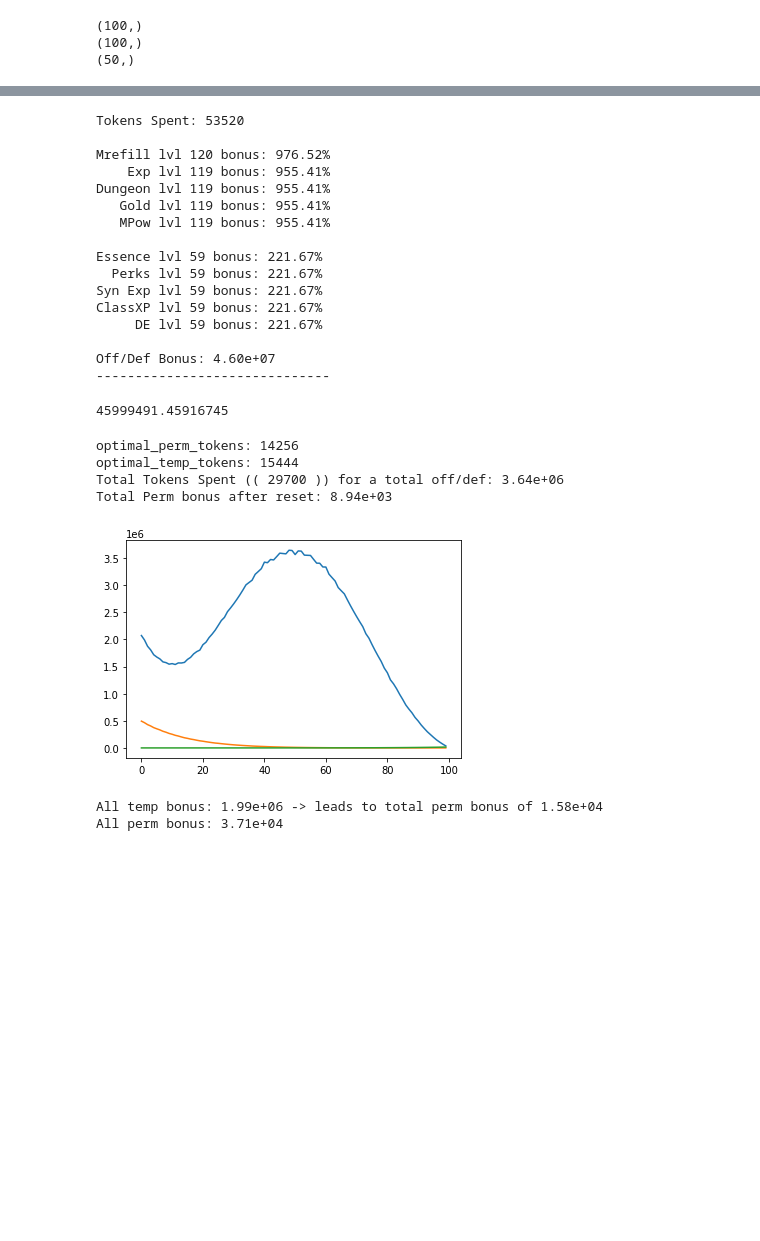
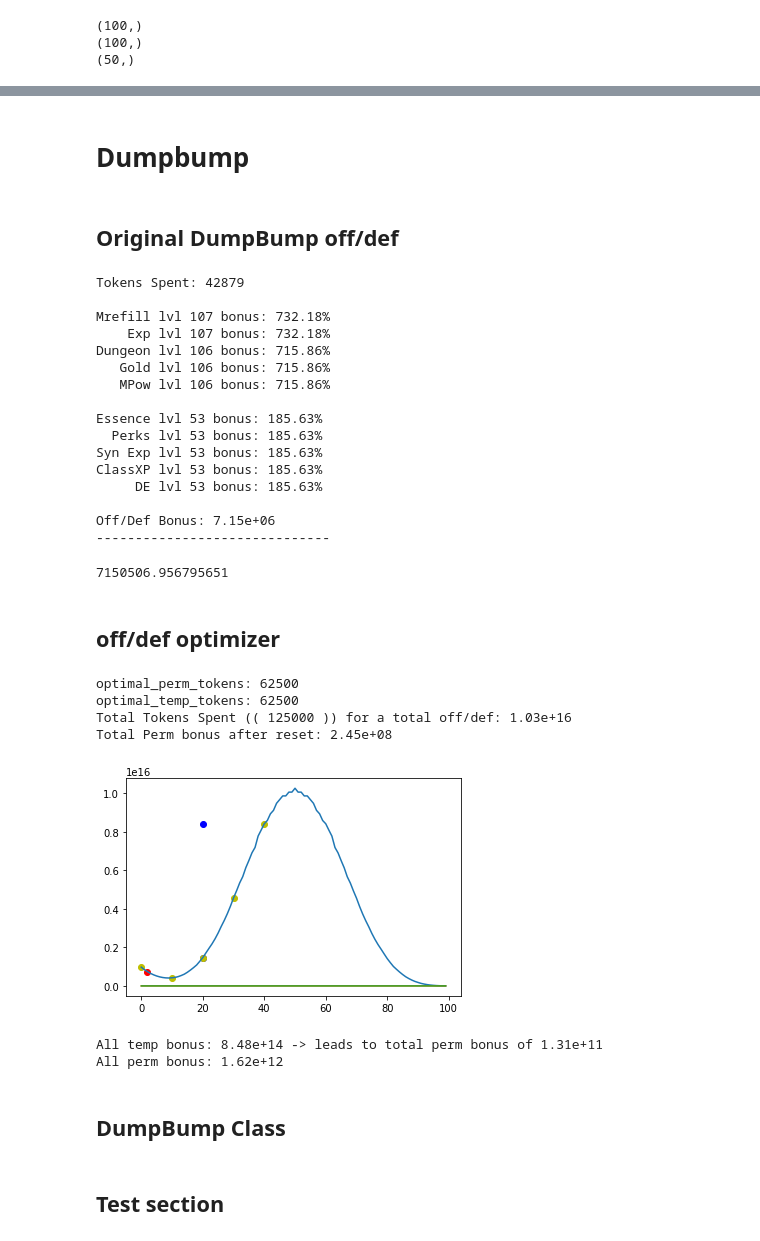
Before and after one commit to gstrother/wami-maths, a Jupyter notebook: WAMI.ipynb, the cells around one changed output, grey strips where cells are left out. Cells and saved outputs as stored; diff of their text form; code cells hidden in the pictures; blank space fills up the shorter version.

```diff
--- a/WAMI.ipynb
+++ b/WAMI.ipynb
@@ -186,6 +190,10 @@ for reduction level  21  total of 7 runs costs:  9618
 for reduction level  22  total of 7 runs costs:  9576
 for reduction level  23  total of 7 runs costs:  9534
 for reduction level  24  total of 7 runs costs:  9492
+# %% [markdown]
+# Dumpbump
+# %% [markdown]
+## Original DumpBump off/def
 # %%
 import numpy as np
 def token_spread(dump_tokens: int, do_print=True):
@@ -236,7 +244,7 @@ def token_spread(dump_tokens: int, do_print=True):
     print("------------------------------")
   return off_def_bonus
 
-token_spread(53600)
+token_spread(42904)
 # token_array = {}
 # for tokens in range(2700, 2700*6,2700):
 #   bonus = token_spread(tokens)
@@ -247,30 +255,32 @@ token_spread(53600)
 #   print("tokens {0} -> off/def bonus: {1:.2%}  ||  gain: {2:.2%} ".format(k,v, v/prev_off))
 #   prev_off = v
 # %% [output]
-Tokens Spent: 53520
+Tokens Spent: 42879
 
-Mrefill lvl 120 bonus: 976.52%
-    Exp lvl 119 bonus: 955.41%
-Dungeon lvl 119 bonus: 955.41%
-   Gold lvl 119 bonus: 955.41%
-   MPow lvl 119 bonus: 955.41%
+Mrefill lvl 107 bonus: 732.18%
+    Exp lvl 107 bonus: 732.18%
+Dungeon lvl 106 bonus: 715.86%
+   Gold lvl 106 bonus: 715.86%
+   MPow lvl 106 bonus: 715.86%
 
-Essence lvl 59 bonus: 221.67%
-  Perks lvl 59 bonus: 221.67%
-Syn Exp lvl 59 bonus: 221.67%
-ClassXP lvl 59 bonus: 221.67%
-     DE lvl 59 bonus: 221.67%
+Essence lvl 53 bonus: 185.63%
+  Perks lvl 53 bonus: 185.63%
+Syn Exp lvl 53 bonus: 185.63%
+ClassXP lvl 53 bonus: 185.63%
+     DE lvl 53 bonus: 185.63%
 
-Off/Def Bonus: 4.60e+07
+Off/Def Bonus: 7.15e+06
 ------------------------------
-45999491.45916745
+7150506.956795651
+# %% [markdown]
+## off/def optimizer
 # %%
 import numpy as np
 debug = False
 #region inputs
-tokens = 2700 * 11
-reset_percent = 0.034 # percent as a decimal
-current_perm_off_def = 4.198 # as a decimal or e notation
+tokens = 125000
+reset_percent = 0.28 # percent as a decimal
+current_perm_off_def = 1807.7 # as a decimal or e notation
 #endregion inputs
 optimal_off_def_bonus, optimal_temp_tokens, optimal_perm_tokens = 0, 0, 0# init some empty vars
 bonus_array = []
@@ -293,26 +303,33 @@ for n in range (0, tokens, tokens//100):
 # %%
 import matplotlib.pyplot as plt
 
 print("optimal_perm_tokens: {}".format(optimal_perm_tokens))
 print("optimal_temp_tokens: {}".format(optimal_temp_tokens))
 print("Total Tokens Spent (( {0} )) for a total off/def: {1:.2e}"
       .format(optimal_perm_tokens+optimal_temp_tokens, optimal_off_def_bonus))
 print("Total Perm bonus after reset: {0:.2e}"
       .format(token_spread(do_print=False, dump_tokens=optimal_temp_tokens) * reset_percent
               + token_spread(do_print=False, dump_tokens=optimal_perm_tokens)
               + current_perm_off_def))
 
 plt.plot(bonus_array)
+plt.scatter(2, bonus_array[2][0], c="r")
+plt.scatter(20, bonus_array[20][0], c="b")
+plt.scatter(20, bonus_array[40][0], c="b")
+for i in range(0,50, 10):
+  plt.scatter(i, bonus_array[i][0], c='y')
 plt.show()
 
 print("All temp bonus: {0:.2e} -> leads to total perm bonus of {1:.2e}"
       .format(bonus_array[1][0], bonus_array[1][1] * reset_percent + bonus_array[1][2] ))
 print("All perm bonus: {0:.2e}".format(bonus_array[-1][0]))
 # %% [output]
-optimal_perm_tokens: 14256
-optimal_temp_tokens: 15444
-Total Tokens Spent (( 29700 )) for a total off/def: 3.64e+06
-Total Perm bonus after reset: 8.94e+03
+optimal_perm_tokens: 62500
+optimal_temp_tokens: 62500
+Total Tokens Spent (( 125000 )) for a total off/def: 1.03e+16
+Total Perm bonus after reset: 2.45e+08
-[figure, old version]
+[figure, new version]
-All temp bonus: 1.99e+06 -> leads to total perm bonus of 1.58e+04
-All perm bonus: 3.71e+04
+All temp bonus: 8.48e+14 -> leads to total perm bonus of 1.31e+11
+All perm bonus: 1.62e+12
+# %% [markdown]
+## DumpBump Class
@@ -318,0 +445,2 @@ All perm bonus: 3.71e+04
+# %% [markdown]
+## Test section
```
Also changed, not shown: parts of 5 cells of this notebook.
